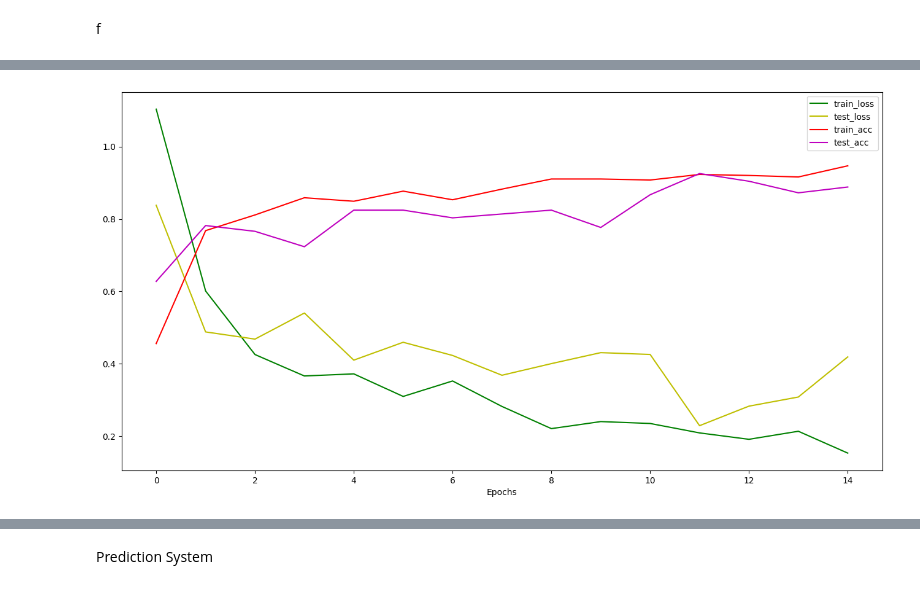
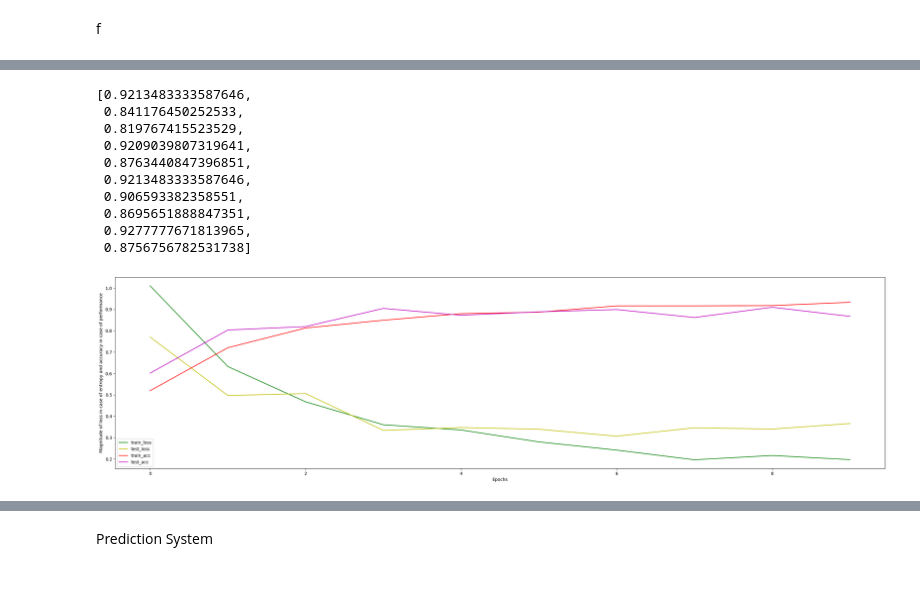
Before and after one commit to Saicharan39/Machine-Learning, a Jupyter notebook: soil_classification.ipynb, the cells around one changed output, grey strips where cells are left out. Cells and saved outputs as stored; diff of their text form; code cells hidden in the pictures.

```diff
--- a/soil_classification.ipynb
+++ b/soil_classification.ipynb
@@ -138,28 +138,33 @@ f
 # %%
 from tensorflow.keras.models import Sequential
 from tensorflow.keras.layers import Conv2D, MaxPooling2D, Dropout, Flatten, Dense
+from tensorflow.keras.metrics import Precision, Recall
 
+img_height = 224
+img_width = 224
 
-model=Sequential()
-model.add(Conv2D(128,(3,3),input_shape=(img_height,img_width,3),padding='same',activation='relu'))
-model.add(Activation('relu'))
-model.add(MaxPool2D(pool_size=(2,2)))
+model = Sequential()
 
-model.add(Conv2D(128,3,3,padding='same',activation='relu'))
-model.add(MaxPool2D(pool_size=(2,2)))
+model.add(Conv2D(128, (3, 3), input_shape=(img_height, img_width, 3), padding='same', activation='relu'))
+model.add(MaxPooling2D(pool_size=(2, 2)))
+
+model.add(Conv2D(64, (3, 3), padding='same', activation='relu'))
+model.add(MaxPooling2D(pool_size=(2, 2)))
 model.add(Dropout(0.25))
 
-
-model.add(Conv2D(64,3,3,padding='same',activation='relu'))
-model.add(MaxPool2D(pool_size=(2,2)))
+model.add(Conv2D(32, (3, 3), padding='same', activation='relu'))
+model.add(MaxPooling2D(pool_size=(2, 2)))
 model.add(Dropout(0.25))
 
+model.add(Flatten())
+model.add(Dense(64, activation='relu'))
+model.add(Dropout(0.25))
+model.add(Dense(4, activation='softmax'))
 
-
-model.add(Flatten())
-model.add(Dense(128,activation='relu'))
-model.add(Dropout(0.25))
-model.add(Dense(4,activation='softmax'))
+# Compile the model with metrics
+model.compile(loss='categorical_crossentropy',  # Use 'sparse_categorical_crossentropy' if your labels are integers
+              optimizer='adam',
+              metrics=['accuracy', Precision(), Recall()])
 
 model.summary()
 # %% [output]
@@ -181,9 +186,7 @@ Trainable params: 299332 (1.14 MB)
 Non-trainable params: 0 (0.00 Byte)
 _________________________________________________________________
-# %%
-model.compile(optimizer='adam',loss='categorical_crossentropy',metrics=['accuracy'])
 # %%
-epochs=15
+epochs=10
 # %%
 model.fit(train,epochs=epochs,validation_data=test)
 # %% [output]
@@ -288,25 +288,41 @@ test_acc
+# %%
+test_precision=model.history.history['val_precision_1']
+test_precision
+# %% [output]
+[0.9213483333587646,
+ 0.841176450252533,
+ 0.819767415523529,
+ 0.9209039807319641,
+ 0.8763440847396851,
+ 0.9213483333587646,
+ 0.906593382358551,
+ 0.8695651888847351,
+ 0.9277777671813965,
+ 0.8756756782531738]
 # %%
 import numpy as np
 import matplotlib.pyplot as plt
 
 # Assuming epochs is defined somewhere in your code
-epochs = 15
+epochs = 10
 
 # Assuming train_loss, test_loss, train_acc, and test_acc are defined somewhere in your code
 # Ensure they have the same length as the number of epochs
 train_loss = train_loss[:epochs]
 test_loss = test_loss[:epochs]
 train_acc = train_acc[:epochs]
 test_acc = test_acc[:epochs]
 
-plt.figure(figsize=(16, 8))
+plt.figure(figsize=(32, 8))
 plt.plot(np.arange(epochs), train_loss, color='g', label='train_loss')
 plt.plot(np.arange(epochs), test_loss, color='y', label='test_loss')
 plt.plot(np.arange(epochs), train_acc, color='r', label='train_acc')
 plt.plot(np.arange(epochs), test_acc, color='m', label='test_acc')
 plt.legend()
 plt.xlabel('Epochs')
+plt.ylabel('Magnitude of loss in case of entropy and accuracy in case of performance')
+
 plt.show()
 # %% [output]
-[figure, old version]
+[figure, new version]
 # %%
```
Also changed, not shown: parts of 13 cells of this notebook.
